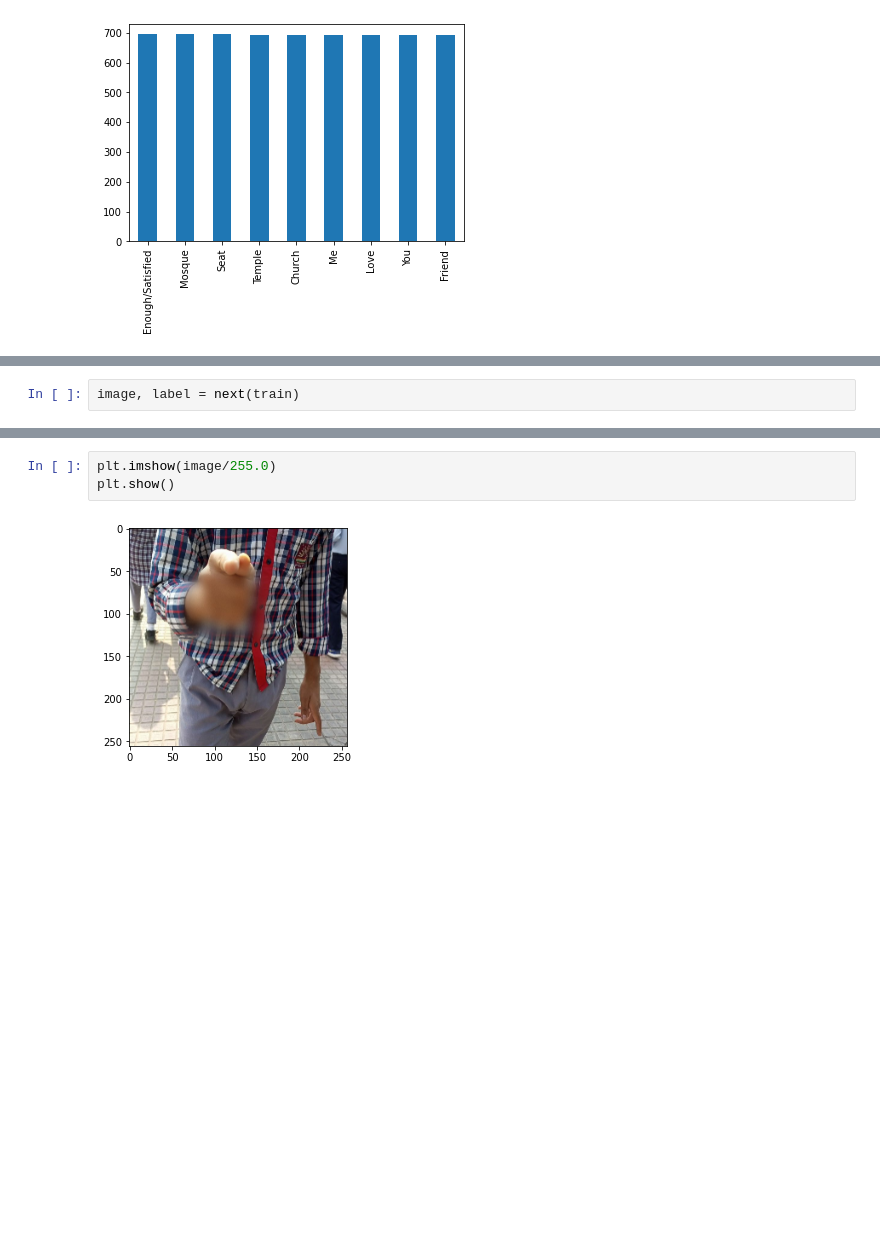
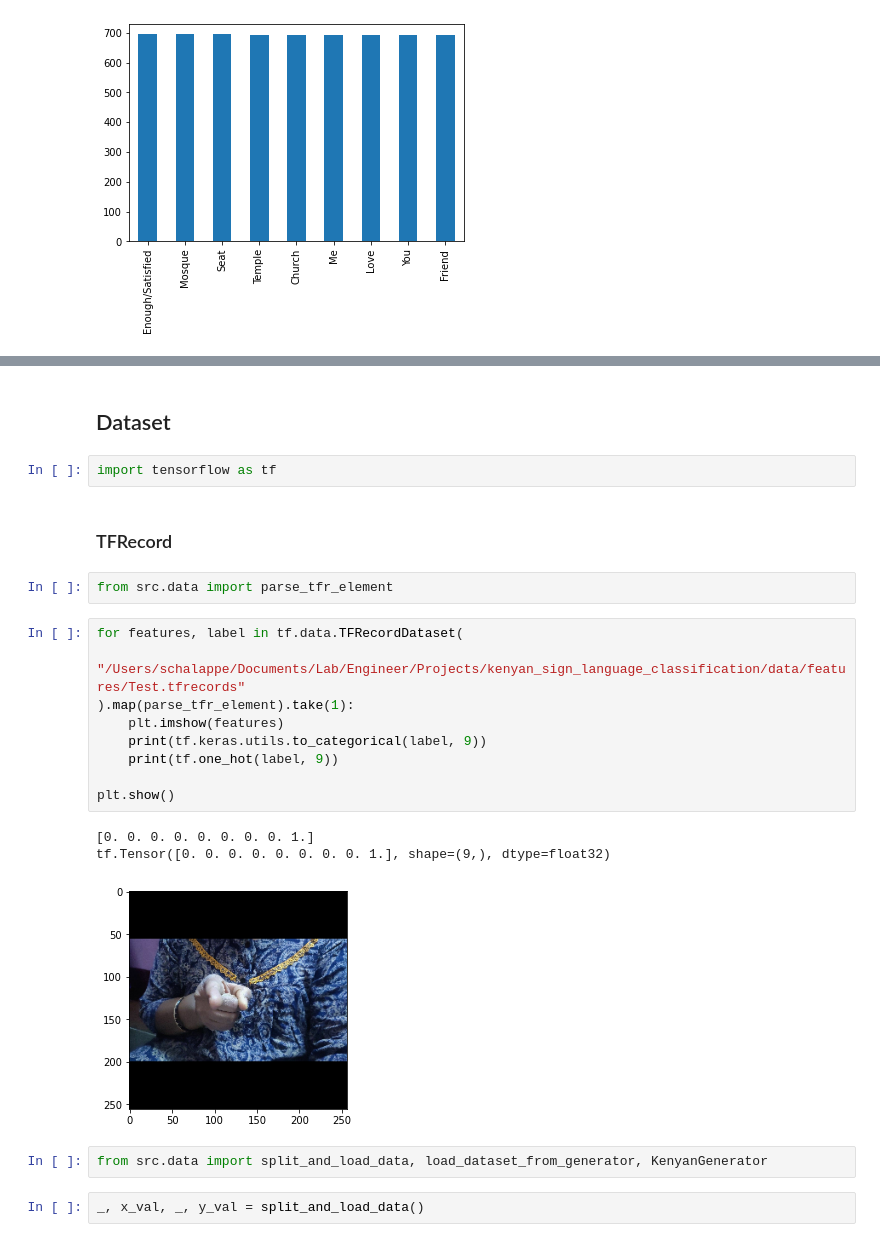
Before and after one commit to schalappe/kenyan_sign_language_classification, a Jupyter notebook: src/notebooks/First.ipynb, the cells around one changed output, grey strips where cells are left out. Saved outputs shown, nothing was run; the diff lists cells and outputs as text; blank space fills up the shorter version.

Commit message:
upgate process of training

```diff
--- a/src/notebooks/First.ipynb
+++ b/src/notebooks/First.ipynb
@@ -54,2 +43,0 @@ train = iter(train_generator.generator())
-# %%
-image, label = next(train)
@@ -68,5 +44,25 @@ numpy.ndarray
-# %%
-plt.imshow(image/255.0)
-plt.show()
-# %% [output]
-[figure, removed]
+# %% [markdown]
+## Dataset
+# %%
+import tensorflow as tf
+# %% [markdown]
+### TFRecord
+# %%
+from src.data import parse_tfr_element
+# %%
+for features, label in tf.data.TFRecordDataset(
+    "/Users/schalappe/Documents/Lab/Engineer/Projects/kenyan_sign_language_classification/data/features/Test.tfrecords"
+).map(parse_tfr_element).take(1):
+    plt.imshow(features)
+    print(tf.keras.utils.to_categorical(label, 9))
+    print(tf.one_hot(label, 9))
+
+plt.show()
+# %% [output]
+[0. 0. 0. 0. 0. 0. 0. 0. 1.]
+tf.Tensor([0. 0. 0. 0. 0. 0. 0. 0. 1.], shape=(9,), dtype=float32)
+[figure, added]
+# %%
+from src.data import split_and_load_data, load_dataset_from_generator, KenyanGenerator
+# %%
+_, x_val, _, y_val = split_and_load_data()
```
Also changed, not shown: parts of 20 cells of this notebook, 18 other files.
